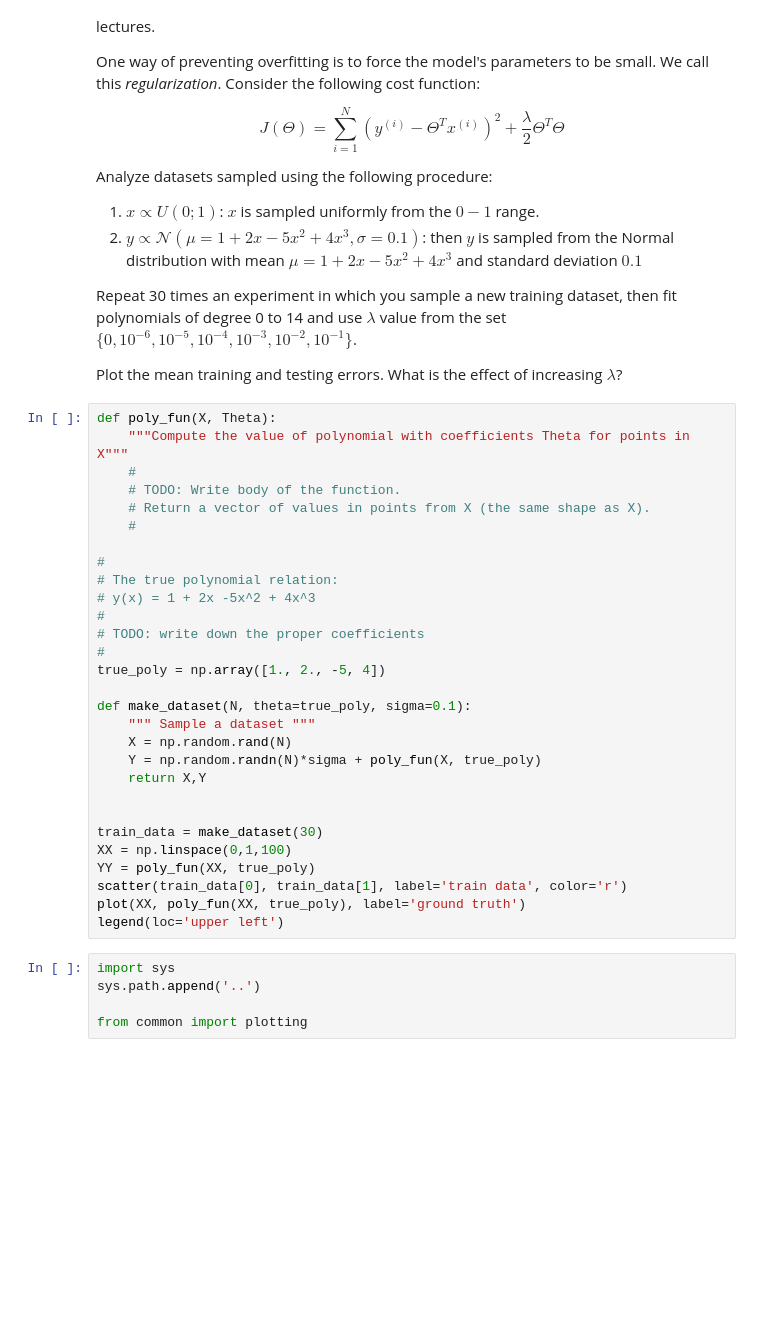
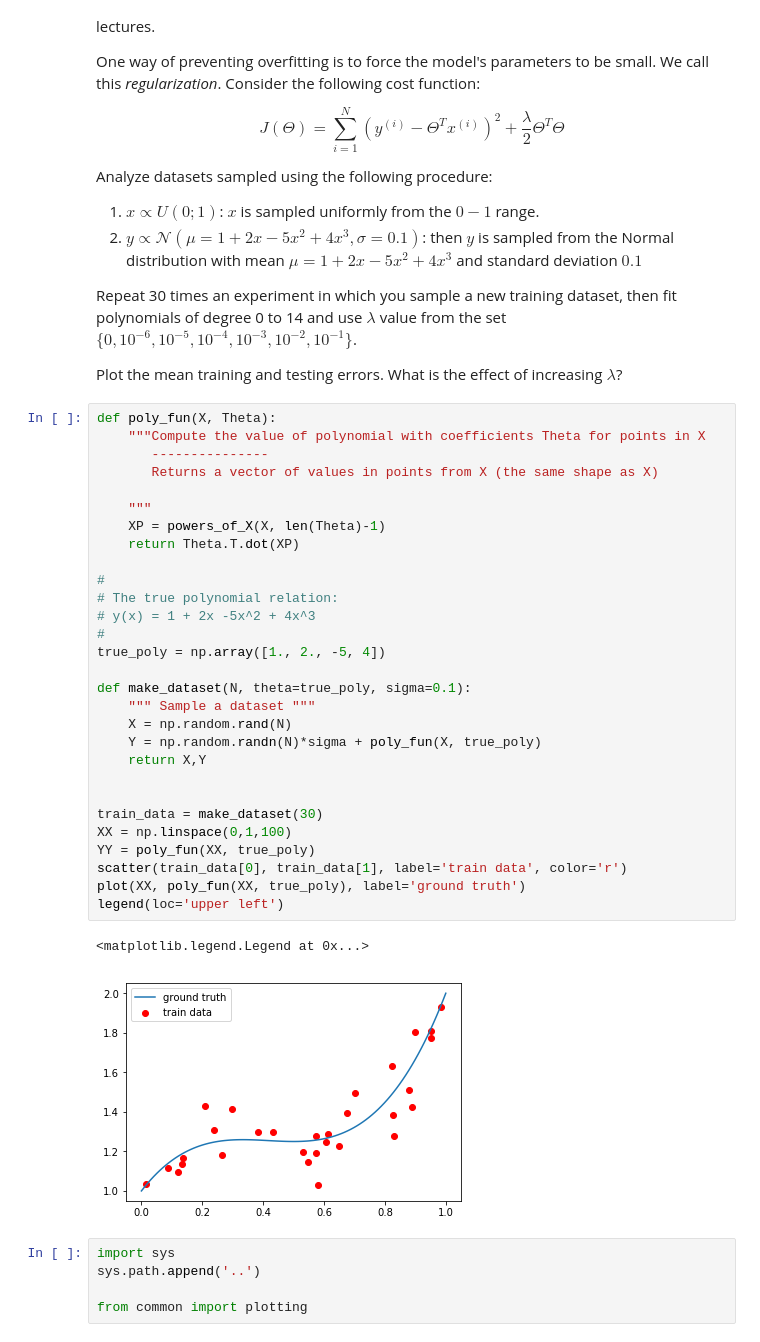
Before and after one commit to wfica/neural_networks, a Jupyter notebook: assignment2/Assignment2.ipynb, the cells around one changed output. Saved outputs shown, nothing was run; the diff lists cells and outputs as text; blank space fills up the shorter version.

```diff
--- a/assignment2/Assignment2.ipynb
+++ b/assignment2/Assignment2.ipynb
@@ -365,33 +388,36 @@ value from the set $\{0, 10^{-6}, 10^{-5}, 10^{-4}, 10^{-3}, 10^{-2}, 10^{-1}\}$
 Plot the mean training and testing errors. What is the effect of increasing $\lambda$?
 # %%
 def poly_fun(X, Theta):
-    """Compute the value of polynomial with coefficients Theta for points in X"""
-    #
-    # TODO: Write body of the function.
-    # Return a vector of values in points from X (the same shape as X).
-    #
+    """Compute the value of polynomial with coefficients Theta for points in X
+       ---------------
+       Returns a vector of values in points from X (the same shape as X)
+
+    """
+    XP = powers_of_X(X, len(Theta)-1)
+    return Theta.T.dot(XP)
 
 #
 # The true polynomial relation:
 # y(x) = 1 + 2x -5x^2 + 4x^3
-#
-# TODO: write down the proper coefficients
 #
 true_poly = np.array([1., 2., -5, 4])
 
 def make_dataset(N, theta=true_poly, sigma=0.1):
     """ Sample a dataset """
     X = np.random.rand(N)
     Y = np.random.randn(N)*sigma + poly_fun(X, true_poly)
     return X,Y
 
 
 train_data = make_dataset(30)
 XX = np.linspace(0,1,100)
 YY = poly_fun(XX, true_poly)
 scatter(train_data[0], train_data[1], label='train data', color='r')
 plot(XX, poly_fun(XX, true_poly), label='ground truth')
 legend(loc='upper left')
+# %% [output]
+<matplotlib.legend.Legend at 0x...>
+[figure, added]
 # %%
 import sys
 sys.path.append('..')
```
Also changed, not shown: parts of 7 cells of this notebook.
